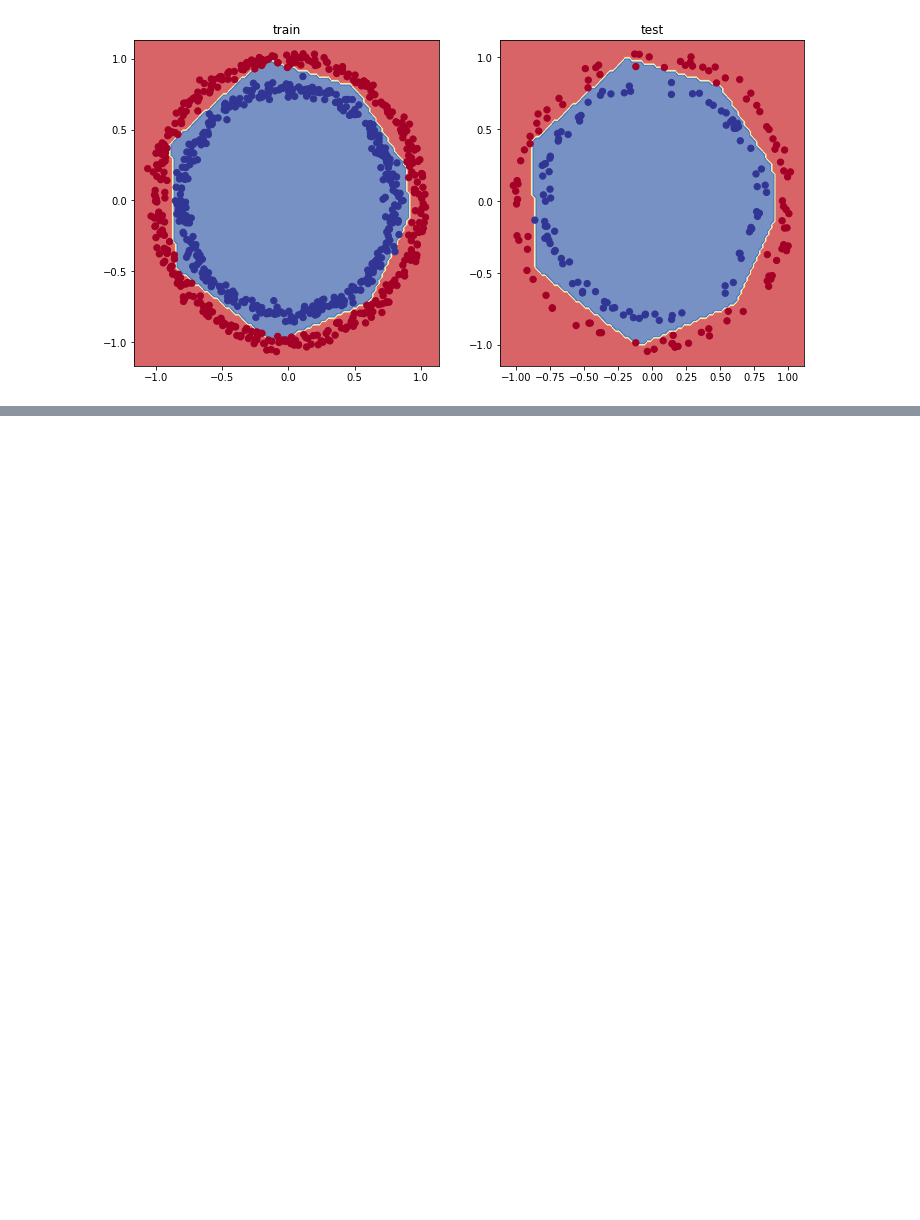
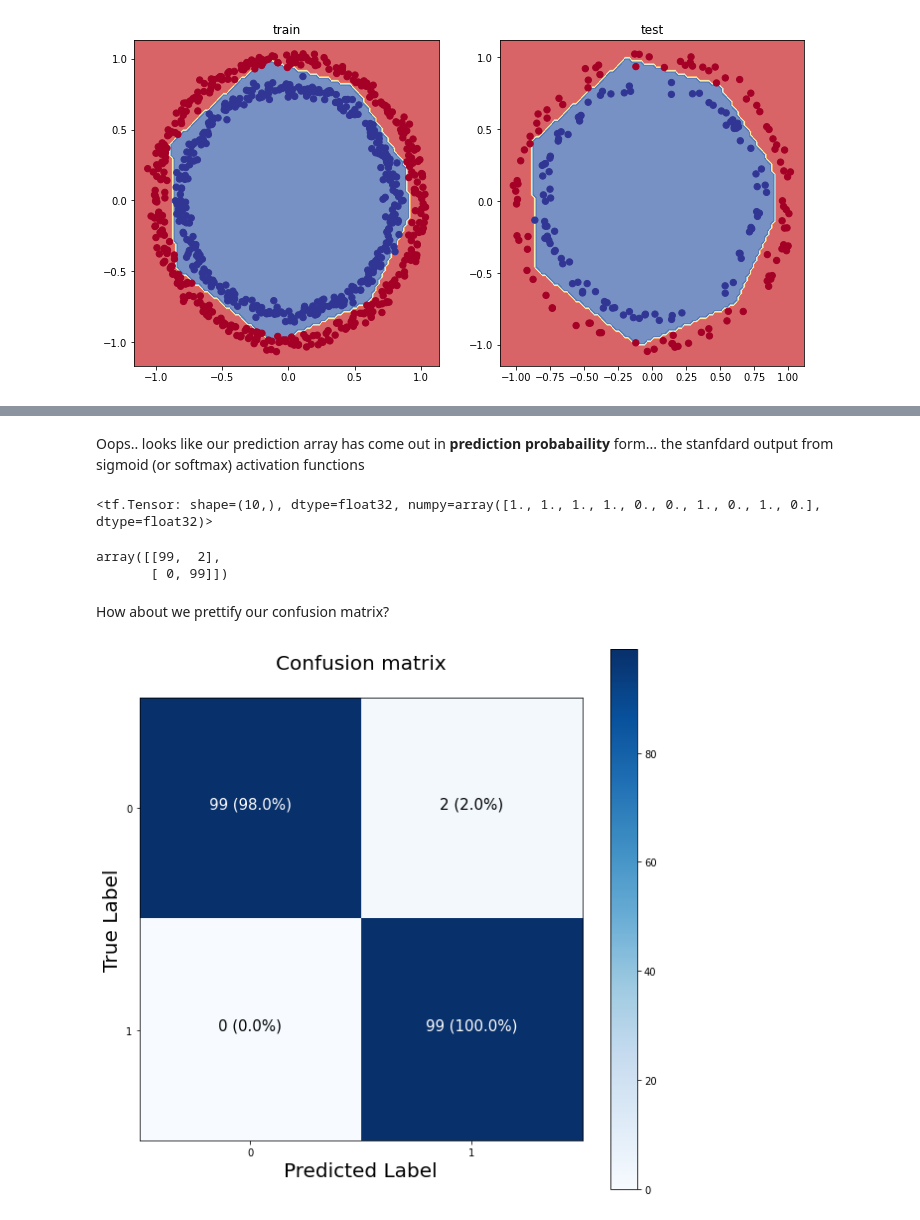
Before and after one commit to ShankarPoudel441/Tensorflow_colabs, a Jupyter notebook: 002_classification_learn_tensorflow.ipynb, the cells around one changed output, grey strips where cells are left out. Drawn from its saved outputs; the diff is of its cells as text; code cells hidden in the pictures; blank space fills up the shorter version.

```diff
--- a/002_classification_learn_tensorflow.ipynb
+++ b/002_classification_learn_tensorflow.ipynb
@@ -629,0 +650,9 @@ doing binary classifcation...
+# %%
+#Create a confusion matrix
+from sklearn.metrics import confusion_matrix
+
+#Make predictions
+y_preds=model_10.predict(X_test)
+
+#Create a confusion matrix
+confusion_matrix(y_test,y_preds)
@@ -629,0 +678,15 @@ doing binary classifcation...
+# %% [markdown]
+Oops..  looks like our prediction array has come out in **prediction probabaility**  form... the stanfdard output from sigmoid (or softmax) activation functions
+# %%
+#Convert out prediction probabilites to binary and view first 10
+tf.squeeze(tf.round(y_preds)[:10])
+# %% [output]
+<tf.Tensor: shape=(10,), dtype=float32, numpy=array([1., 1., 1., 1., 0., 0., 1., 0., 1., 0.], dtype=float32)>
+# %%
+#Create confusion matrix
+confusion_matrix(y_test,tf.round(y_preds))
+# %% [output]
+array([[99,  2],
+       [ 0, 99]])
+# %% [markdown]
+How about we prettify our confusion matrix?
@@ -629,0 +748,4 @@ doing binary classifcation...
+# %%
+create_confusion_matrix(y_train,y_preds)
+# %% [output]
+[figure, added]
```
Also changed, not shown: parts of 7 cells of this notebook.
